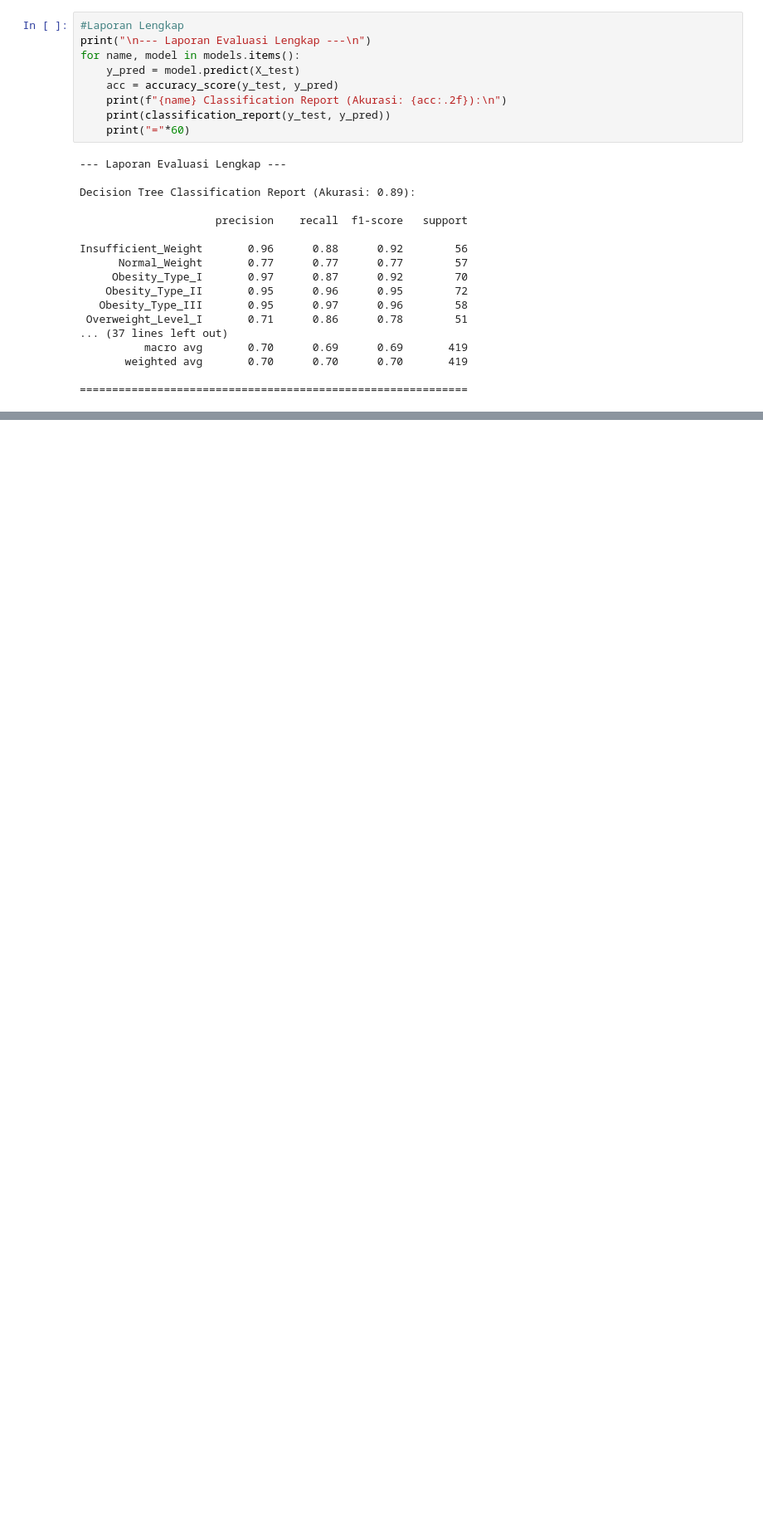
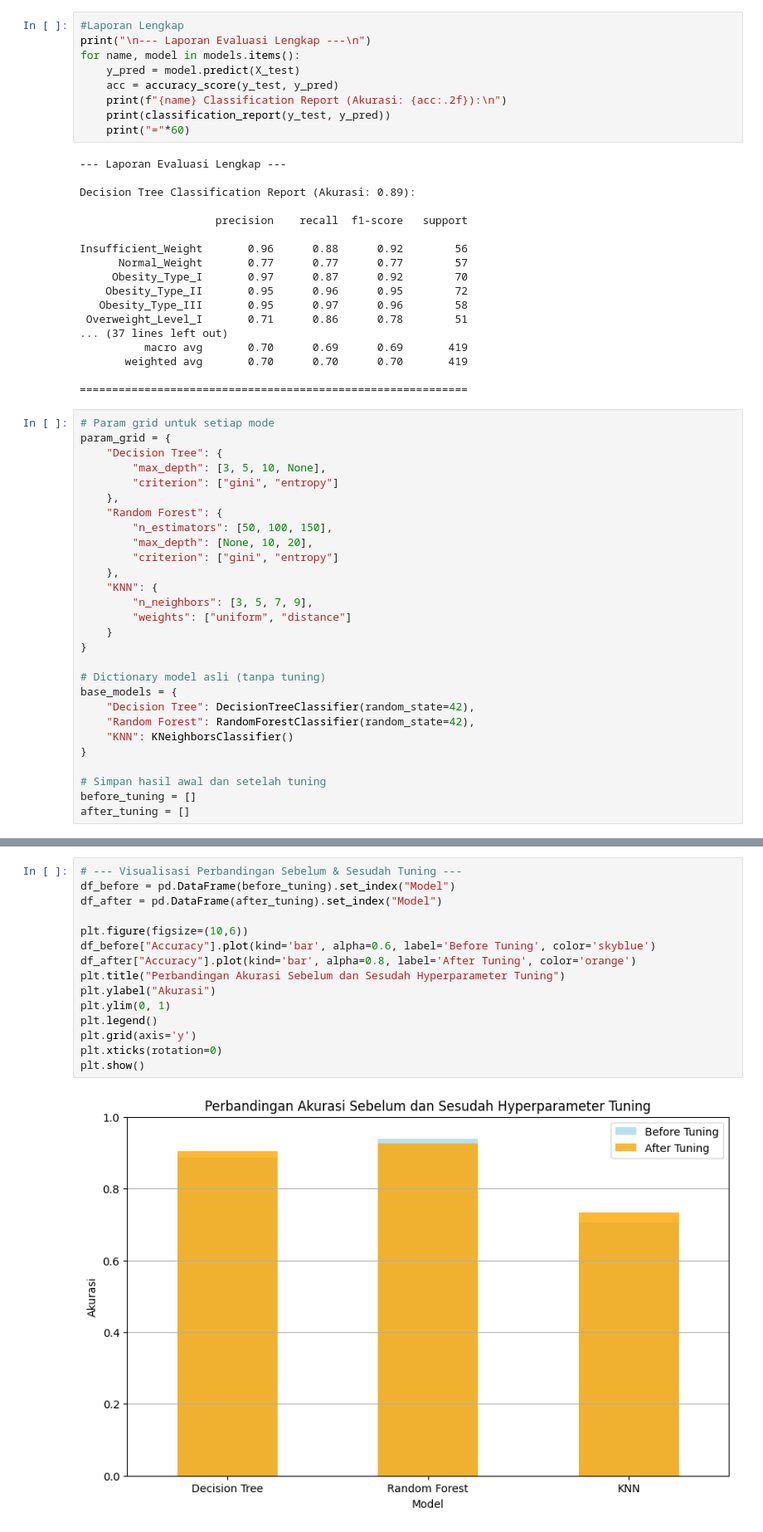
Before and after one commit to LEV9111/uasbengkod, a Jupyter notebook: UASbengkod.ipynb, the cells around one changed output, grey strips where cells are left out. Shown: that part at 83% size. Saved outputs shown, nothing was run; the diff lists cells and outputs as text; blank space fills up the shorter version.

```diff
--- a/UASbengkod.ipynb
+++ b/UASbengkod.ipynb
@@ -538,3 +540,31 @@ Insufficient_Weight       0.96      0.88      0.92        56
        weighted avg       0.70      0.70      0.70       419
 
 ============================================================
+# %%
+# Param grid untuk setiap mode
+param_grid = {
+    "Decision Tree": {
+        "max_depth": [3, 5, 10, None],
+        "criterion": ["gini", "entropy"]
+    },
+    "Random Forest": {
+        "n_estimators": [50, 100, 150],
+        "max_depth": [None, 10, 20],
+        "criterion": ["gini", "entropy"]
+    },
+    "KNN": {
+        "n_neighbors": [3, 5, 7, 9],
+        "weights": ["uniform", "distance"]
+    }
+}
+
+# Dictionary model asli (tanpa tuning)
+base_models = {
+    "Decision Tree": DecisionTreeClassifier(random_state=42),
+    "Random Forest": RandomForestClassifier(random_state=42),
+    "KNN": KNeighborsClassifier()
+}
+
+# Simpan hasil awal dan setelah tuning
+before_tuning = []
+after_tuning = []
@@ -540,0 +617,17 @@ Insufficient_Weight       0.96      0.88      0.92        56
+# %%
+# --- Visualisasi Perbandingan Sebelum & Sesudah Tuning ---
+df_before = pd.DataFrame(before_tuning).set_index("Model")
+df_after = pd.DataFrame(after_tuning).set_index("Model")
+
+plt.figure(figsize=(10,6))
+df_before["Accuracy"].plot(kind='bar', alpha=0.6, label='Before Tuning', color='skyblue')
+df_after["Accuracy"].plot(kind='bar', alpha=0.8, label='After Tuning', color='orange')
+plt.title("Perbandingan Akurasi Sebelum dan Sesudah Hyperparameter Tuning")
+plt.ylabel("Akurasi")
+plt.ylim(0, 1)
+plt.legend()
+plt.grid(axis='y')
+plt.xticks(rotation=0)
+plt.show()
+# %% [output]
+[figure, added]
```
Also changed, not shown: parts of 3 cells of this notebook.
